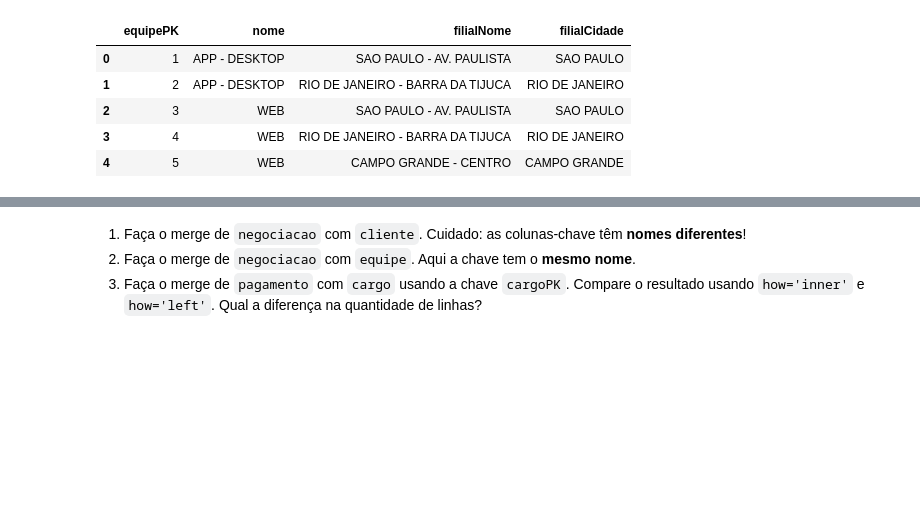
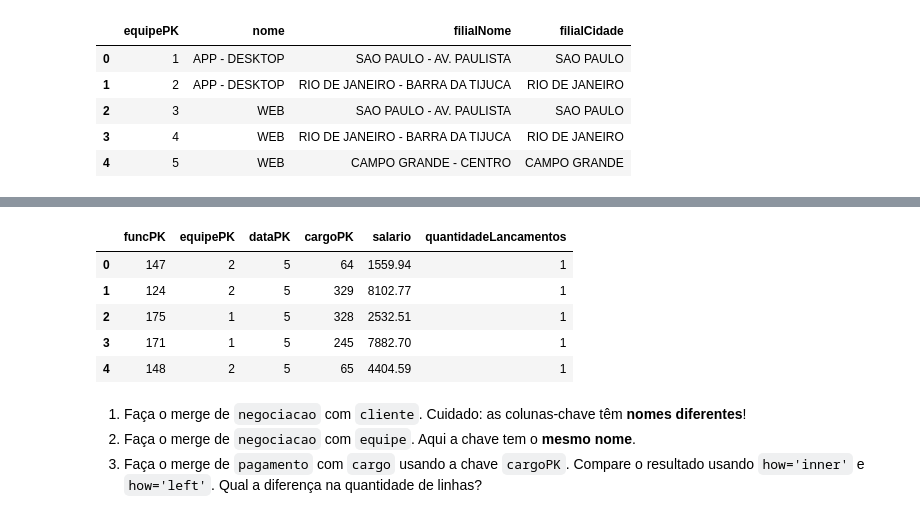
Before and after one commit to rafaelpyc/harve, a Jupyter notebook: modulo_python/pandas/aula_4/notebooks/Modulo_Python_Pandas_Aula_4.ipynb, the cells around one changed output, grey strips where cells are left out. Drawn from its saved outputs; the diff is of its cells as text; code cells hidden in the pictures; blank space fills up the shorter version.

```diff
--- a/modulo_python/pandas/aula_4/notebooks/Modulo_Python_Pandas_Aula_4.ipynb
+++ b/modulo_python/pandas/aula_4/notebooks/Modulo_Python_Pandas_Aula_4.ipynb
@@ -100,3 +117,12 @@ equipe.head()
+# %%
+pagamento.head()
+# %% [output]
+|  | funcPK | equipePK | dataPK | cargoPK | salario | quantidadeLancamentos |
+| 0 | 147 | 2 | 5 | 64 | 1559.94 | 1 |
+| 1 | 124 | 2 | 5 | 329 | 8102.77 | 1 |
+| 2 | 175 | 1 | 5 | 328 | 2532.51 | 1 |
+| 3 | 171 | 1 | 5 | 245 | 7882.70 | 1 |
+| 4 | 148 | 2 | 5 | 65 | 4404.59 | 1 |
 # %% [markdown]
 1. Faça o merge de `negociacao` com `cliente`. Cuidado: as colunas-chave têm **nomes diferentes**!
 2. Faça o merge de `negociacao` com `equipe`. Aqui a chave tem o **mesmo nome**.
```
Also changed, not shown: parts of 6 cells of this notebook.
